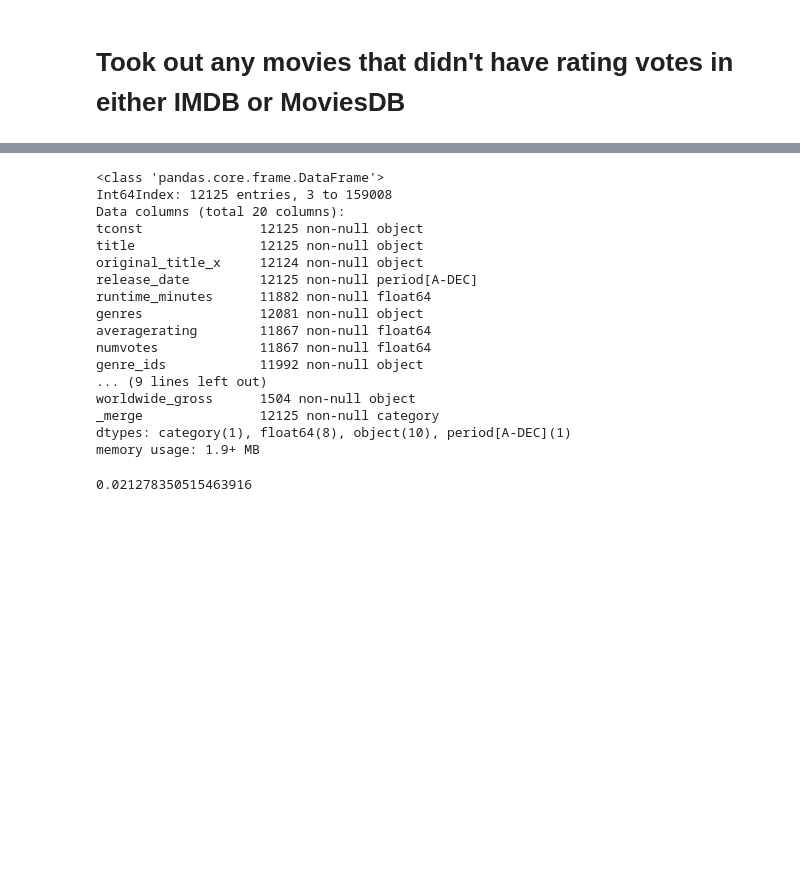
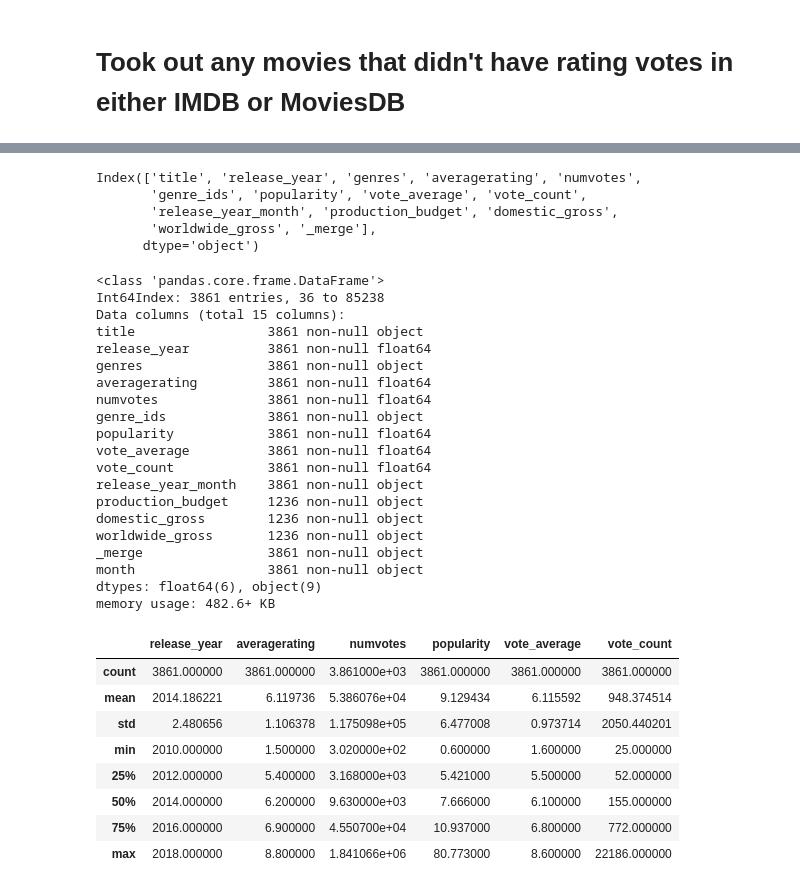
Before and after one commit to anilca-lab/FIS-Mod1-Project, a Jupyter notebook: imported_film_data.ipynb, the cells around one changed output, grey strips where cells are left out. Cells and saved outputs as stored; diff of their text form; code cells hidden in the pictures; blank space fills up the shorter version.

```diff
--- a/imported_film_data.ipynb
+++ b/imported_film_data.ipynb
@@ -96,0 +95,8 @@ df_merged = df.loc[df._merge == 'both']
+# %%
+df_clean.columns
+# %% [output]
+Index(['title', 'release_year', 'genres', 'averagerating', 'numvotes',
+       'genre_ids', 'popularity', 'vote_average', 'vote_count',
+       'release_year_month', 'production_budget', 'domestic_gross',
+       'worldwide_gross', '_merge'],
+      dtype='object')
@@ -97,24 +116,35 @@ df_merged = df.loc[df._merge == 'both']
 # %%
-df_merged.info()
+df_watched.info()
 # %% [output]
 <class 'pandas.core.frame.DataFrame'>
-Int64Index: 12125 entries, 3 to 159008
-Data columns (total 20 columns):
-tconst               12125 non-null object
-title                12125 non-null object
-original_title_x     12124 non-null object
-release_date         12125 non-null period[A-DEC]
-runtime_minutes      11882 non-null float64
-genres               12081 non-null object
-averagerating        11867 non-null float64
-numvotes             11867 non-null float64
-genre_ids            11992 non-null object
-... (9 lines left out)
-worldwide_gross      1504 non-null object
-_merge               12125 non-null category
-dtypes: category(1), float64(8), object(10), period[A-DEC](1)
-memory usage: 1.9+ MB
+Int64Index: 3861 entries, 36 to 85238
+Data columns (total 15 columns):
+title                 3861 non-null object
+release_year          3861 non-null float64
+genres                3861 non-null object
+averagerating         3861 non-null float64
+numvotes              3861 non-null float64
+genre_ids             3861 non-null object
+popularity            3861 non-null float64
+vote_average          3861 non-null float64
+vote_count            3861 non-null float64
+release_year_month    3861 non-null object
+production_budget     1236 non-null object
+domestic_gross        1236 non-null object
+worldwide_gross       1236 non-null object
+_merge                3861 non-null object
+month                 3861 non-null object
+dtypes: float64(6), object(9)
+memory usage: 482.6+ KB
-# %%
-258/12125
-# %% [output]
-0.021278350515463916
+# %%
+df_watched.describe()
+# %% [output]
+|  | release_year | averagerating | numvotes | popularity | vote_average | vote_count |
+| count | 3861.000000 | 3861.000000 | 3.861000e+03 | 3861.000000 | 3861.000000 | 3861.000000 |
+| mean | 2014.186221 | 6.119736 | 5.386076e+04 | 9.129434 | 6.115592 | 948.374514 |
+| std | 2.480656 | 1.106378 | 1.175098e+05 | 6.477008 | 0.973714 | 2050.440201 |
+| min | 2010.000000 | 1.500000 | 3.020000e+02 | 0.600000 | 1.600000 | 25.000000 |
+| 25% | 2012.000000 | 5.400000 | 3.168000e+03 | 5.421000 | 5.500000 | 52.000000 |
+| 50% | 2014.000000 | 6.200000 | 9.630000e+03 | 7.666000 | 6.100000 | 155.000000 |
+| 75% | 2016.000000 | 6.900000 | 4.550700e+04 | 10.937000 | 6.800000 | 772.000000 |
+| max | 2018.000000 | 8.800000 | 1.841066e+06 | 80.773000 | 8.600000 | 22186.000000 |
```
Also changed, not shown: parts of 12 cells of this notebook, 1 other file.
